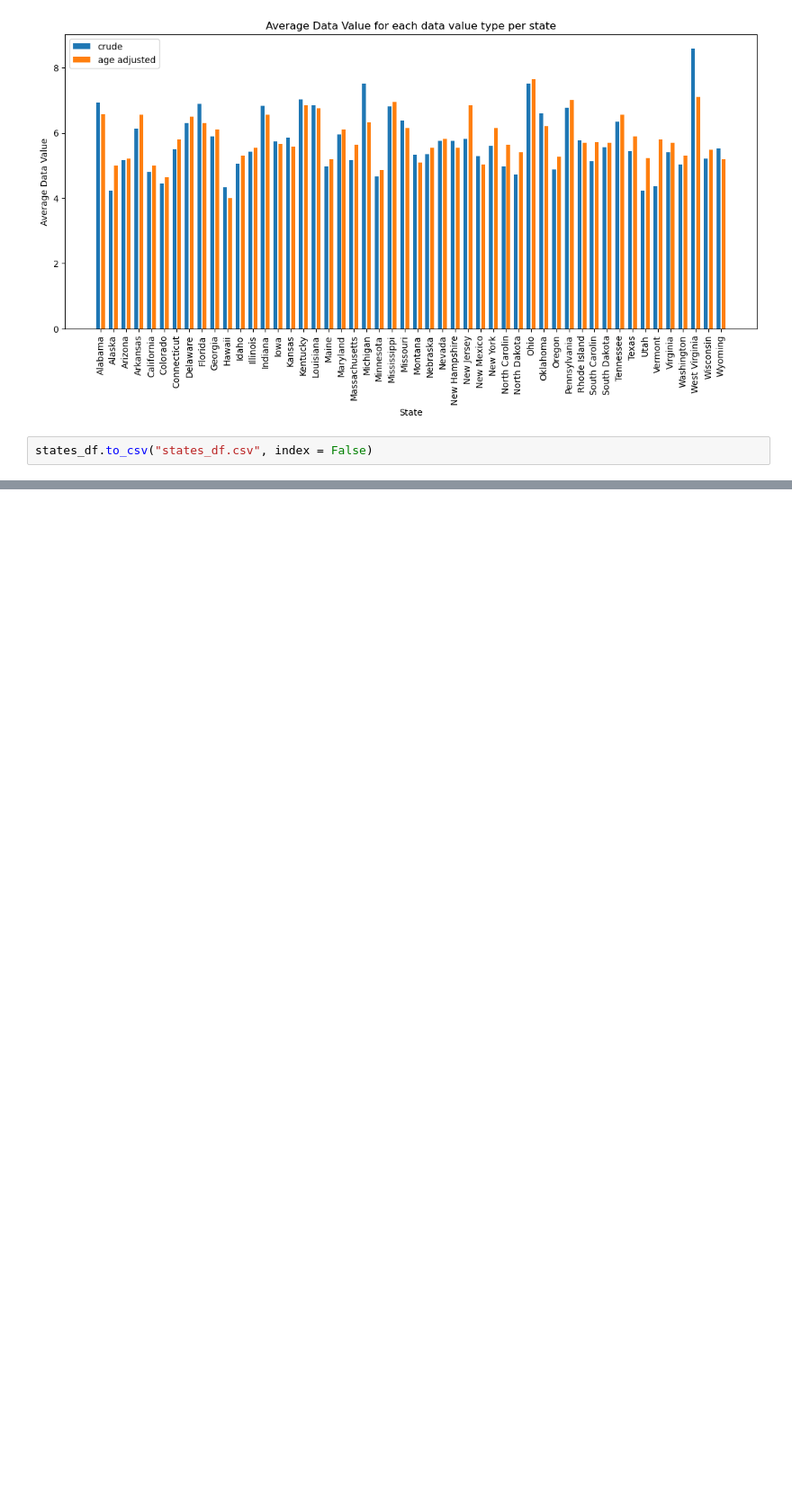
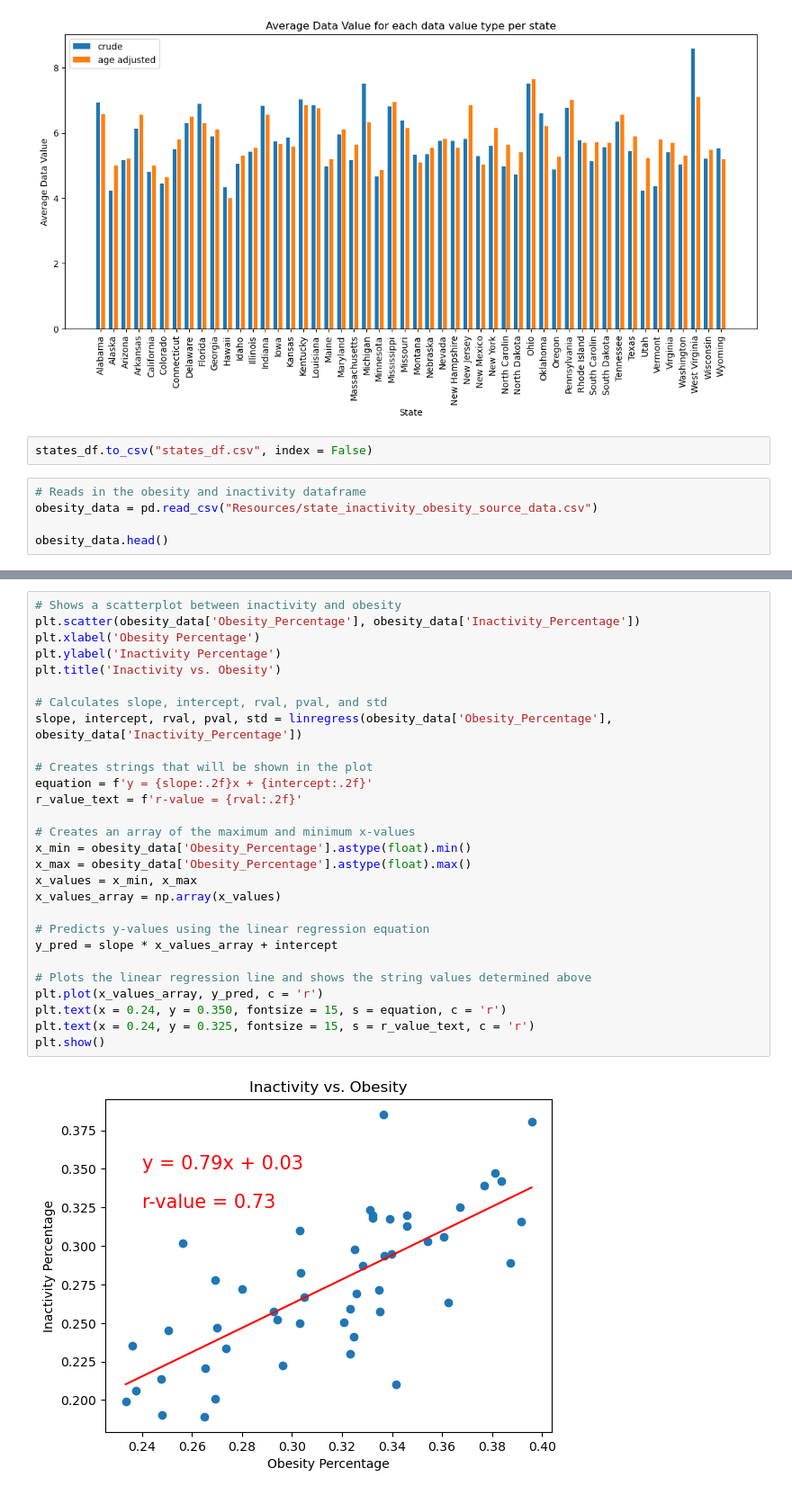
Before and after one commit to divya-jindal/project-1, a Jupyter notebook: Cities_heart_disease.ipynb, the cells around one changed output, grey strips where cells are left out. Shown at 90% size. Drawn from its saved outputs; the diff is of its cells as text; blank space fills up the shorter version.

Commit message:
Created scatterplot and regression for inactivity vs obesity data

```diff
--- a/Cities_heart_disease.ipynb
+++ b/Cities_heart_disease.ipynb
@@ -223,3 +220,8 @@ plt.show()
 [figure]
 # %%
 states_df.to_csv("states_df.csv", index = False)
+# %%
+# Reads in the obesity and inactivity dataframe
+obesity_data = pd.read_csv("Resources/state_inactivity_obesity_source_data.csv")
+
+obesity_data.head()
@@ -225,0 +235,30 @@ states_df.to_csv("states_df.csv", index = False)
+# %%
+# Shows a scatterplot between inactivity and obesity
+plt.scatter(obesity_data['Obesity_Percentage'], obesity_data['Inactivity_Percentage'])
+plt.xlabel('Obesity Percentage')
+plt.ylabel('Inactivity Percentage')
+plt.title('Inactivity vs. Obesity')
+
+# Calculates slope, intercept, rval, pval, and std
+slope, intercept, rval, pval, std = linregress(obesity_data['Obesity_Percentage'], obesity_data['Inactivity_Percentage'])
+
+# Creates strings that will be shown in the plot
+equation = f'y = {slope:.2f}x + {intercept:.2f}'
+r_value_text = f'r-value = {rval:.2f}'
+
+# Creates an array of the maximum and minimum x-values
+x_min = obesity_data['Obesity_Percentage'].astype(float).min()
+x_max = obesity_data['Obesity_Percentage'].astype(float).max()
+x_values = x_min, x_max
+x_values_array = np.array(x_values)
+
+# Predicts y-values using the linear regression equation
+y_pred = slope * x_values_array + intercept
+
+# Plots the linear regression line and shows the string values determined above
+plt.plot(x_values_array, y_pred, c = 'r')
+plt.text(x = 0.24, y = 0.350, fontsize = 15, s = equation, c = 'r')
+plt.text(x = 0.24, y = 0.325, fontsize = 15, s = r_value_text, c = 'r')
+plt.show()
+# %% [output]
+[figure, added]
```
Also changed, not shown: parts of 2 cells of this notebook.
